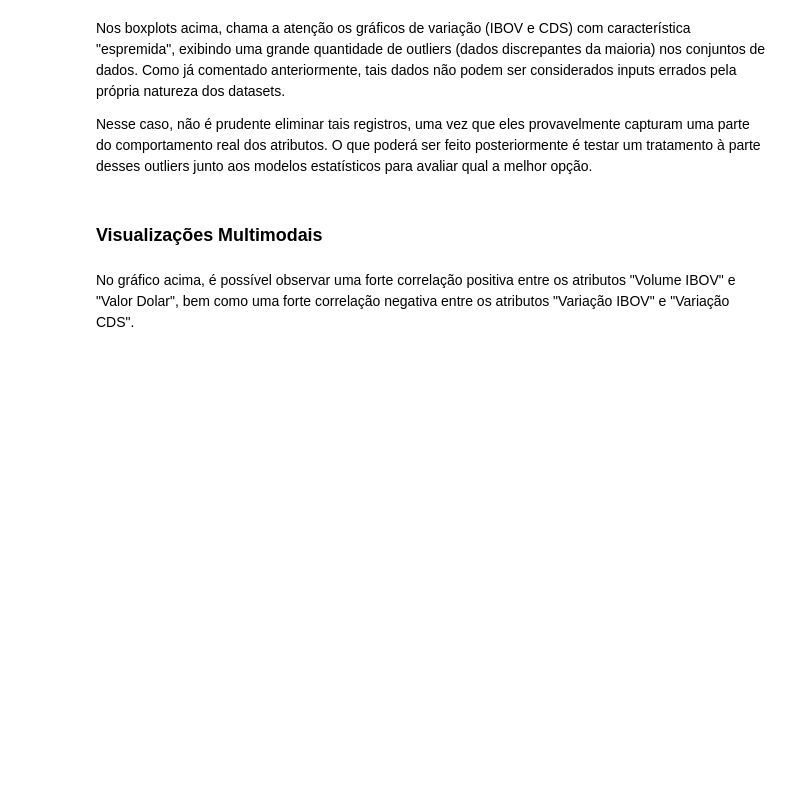
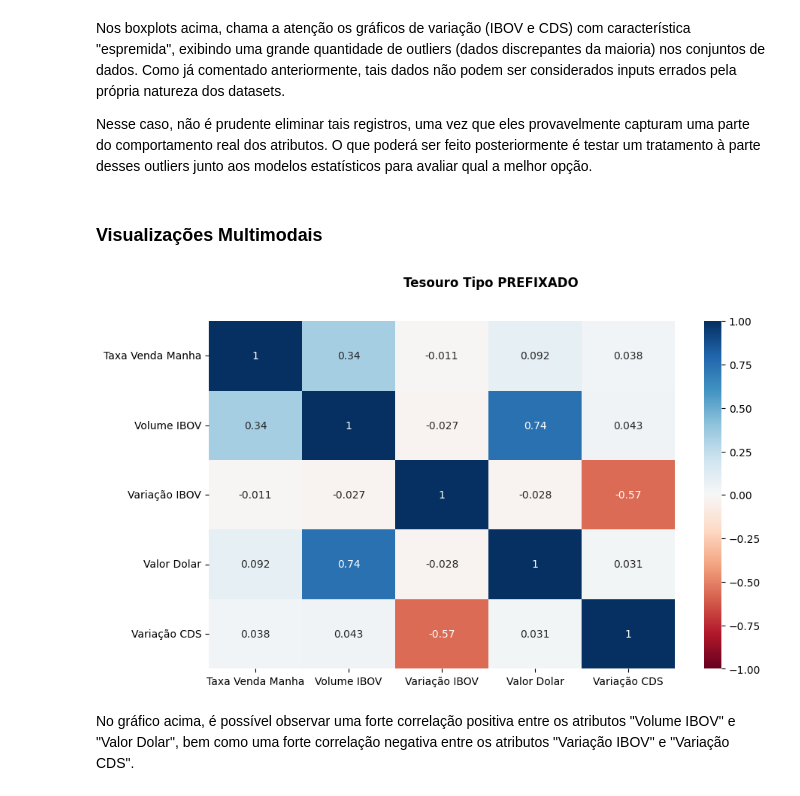
Before and after one commit to fppfurtado/mvp-pos-ciencia-de-dados, a Jupyter notebook: Projeto_MVP_Preditor_de_Preços_de_Títulos_Públicos_Federais.ipynb, the cells around one changed output. Cells and saved outputs as stored; diff of their text form; code cells hidden in the pictures; blank space fills up the shorter version.

```diff
--- a/Projeto_MVP_Preditor_de_Preços_de_Títulos_Públicos_Federais.ipynb
+++ b/Projeto_MVP_Preditor_de_Preços_de_Títulos_Públicos_Federais.ipynb
@@ -462,8 +490,11 @@ Nesse caso, não é prudente eliminar tais registros, uma vez que eles provavelm
 # %% [markdown]
 ### Visualizações Multimodais
 # %%
-# matriz de correlação dos atributos
-plt.figure(figsize = (10,6))
-sns.heatmap(df_merge.corr(), annot=True, cmap='RdBu', vmin=-1, vmax=1);
+# matriz de correlação dos atributos para os títulos com rentabilidade do tipo PREFIXADO
+fig = plt.figure(figsize = (10,6))
+fig.suptitle('Tesouro Tipo PREFIXADO', fontweight='bold')
+sns.heatmap(df_merge[(df_merge['Tipo Rentabilidade'] == 'Prefixado')].corr(), annot=True, cmap='RdBu', vmin=-1, vmax=1);
+# %% [output]
+[figure, added]
 # %% [markdown]
 No gráfico acima, é possível observar uma forte correlação positiva entre os atributos "Volume IBOV" e "Valor Dolar", bem como uma forte correlação negativa entre os atributos "Variação IBOV" e "Variação CDS".
```
Also changed, not shown: parts of 9 cells of this notebook.
